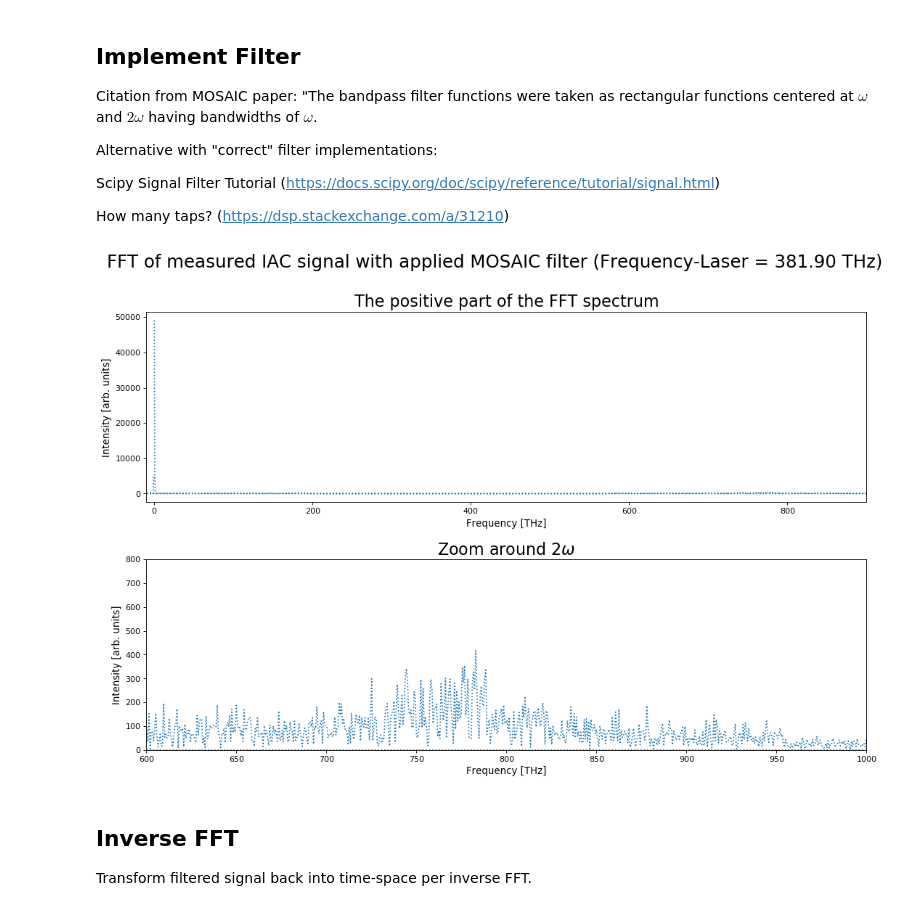
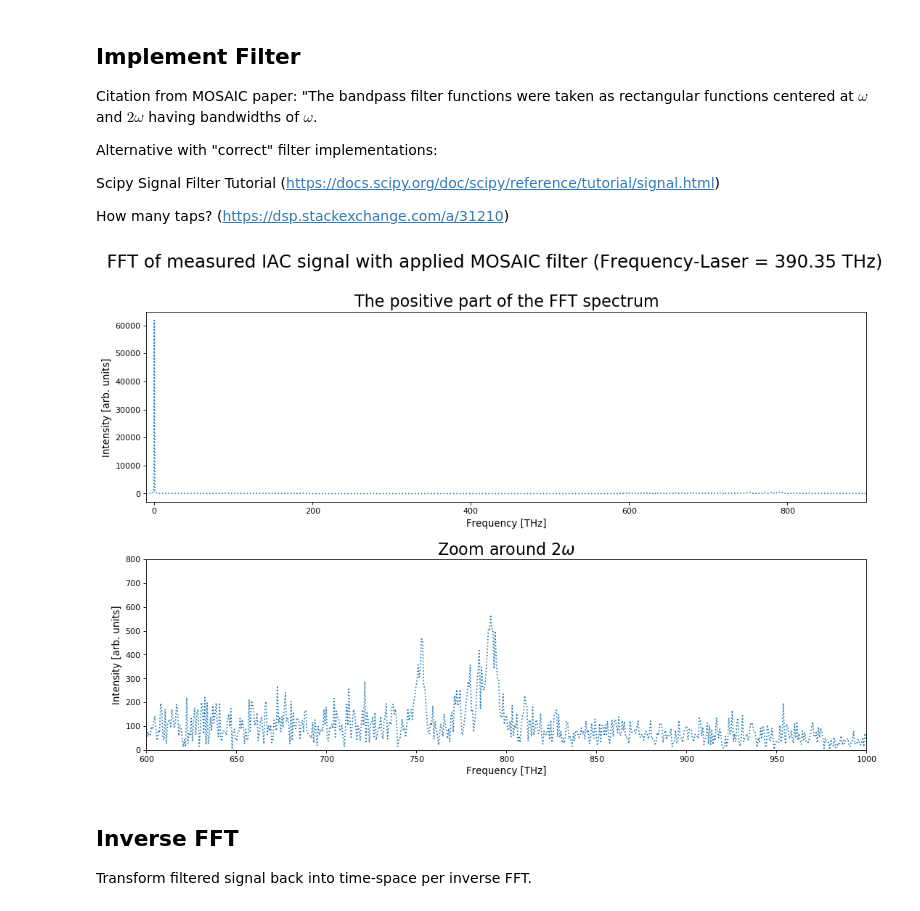
Before and after one commit to JKU-HFP/Chirp-Diagnostic, a Jupyter notebook: Apply_MOSAIC_on_Measured_Signal.ipynb, the cells around one changed output. Drawn from its saved outputs; the diff is of its cells as text; code cells hidden in the pictures.

```diff
--- a/Apply_MOSAIC_on_Measured_Signal.ipynb
+++ b/Apply_MOSAIC_on_Measured_Signal.ipynb
@@ -17,7 +20,7 @@ from scipy import signal
 # %% [markdown]
 Laser Wavelength in nm (Laser Frequency will be in THz therefore * $10^{-3})
 # %%
-wavelength_laser = 785
+wavelength_laser = 768
 frequency_laser = constants.c / wavelength_laser * 10**(-3)
 # %%
 print("Frequenzy-Laser: %.02f THz" % frequency_laser)
@@ -26,5 +29,5 @@ Frequenzy-Laser: 381.90 THz
 # %%
-path = r"../../Data/Autocorrelator/2018-11-06_15-30_ACF_gauss_FWHM_538fs_785nm_1.5ps.txt"
+path = r"../../Data/Autocorrelator/" + "2018-12-04_10-08_ACF_Laser_pulse_expander_FWHM_360fs_768nm_1.5ps" + ".txt"
 # %%
 data = np.loadtxt(path)
 # %%
@@ -83,10 +86,11 @@ Transform interpolated signal into frequency-space per FFT.
 data_fft = fftpack.fft(data_linear_interp)
 
 # And the power (filtered_data_fft is of complex dtype)
-data_power = np.abs(data_fft)
+data_power_shifted = np.fft.fftshift(np.abs(data_fft))
 
 # The corresponding frequencies
 sample_freq = fftpack.fftfreq(data_linear_interp.size, d=time_step)
+sample_freq_shifted = np.fft.fftshift(sample_freq)
 # %%
 # Plot the FFT power
 plt.figure(figsize=(16, 10), dpi=80)
@@ -125,38 +129,38 @@ How many taps? (https://dsp.stackexchange.com/a/31210)
 # %%
 filtered_data_fft = data_fft.copy()
 
-for i in range(data_power.size):
+for i in range(data_fft.size):
     if frequency_laser * 0.5 < abs(sample_freq[i]) < frequency_laser * 1.5:
         filtered_data_fft[i] = 0
     if frequency_laser * 1.5 < abs(sample_freq[i]) < frequency_laser * 2.5:
         filtered_data_fft[i] = data_fft[i] * 2
 # %%
 # And the power (filtered_data_fft is of complex dtype)
-data_power_2 = np.abs(filtered_data_fft)
+data_power_2_shifted = np.fft.fftshift(np.abs(filtered_data_fft))
 
 # Plot the FFT power
 plt.figure(figsize=(16, 10), dpi=80)
 plt.subplots_adjust(hspace = 0.3)
 plt.suptitle('FFT of measured IAC signal with applied MOSAIC filter (Frequency-Laser = %.02f THz)' % frequency_laser, fontsize = 22)
 
 plt.subplot(211)
 plt.title("The positive part of the FFT spectrum", fontsize = 20)
 plt.xlabel('Frequency [THz]', fontsize = 12)
 plt.ylabel('Intensity [arb. units]', fontsize = 12)
 plt.xlim(-10, 900)
-plt.plot(sample_freq, data_power_2, ":")
+plt.plot(sample_freq_shifted, data_power_2_shifted, ":")
 
 plt.subplot(212)
 plt.title(r"Zoom around $2\omega$", fontsize = 20)
 plt.xlabel('Frequency [THz]', fontsize = 12)
 plt.ylabel('Intensity [arb. units]', fontsize = 12)
 plt.xlim(600, 1000)
 plt.ylim(0, 800)
-plt.plot(sample_freq, data_power_2, ":")
+plt.plot(sample_freq_shifted, data_power_2_shifted, ":")
 
 plt.show()
 # %% [output]
-[figure, old version]
+[figure, new version]
 # %% [markdown]
 ## Inverse FFT
 Transform filtered signal back into time-space per inverse FFT.
```
Also changed, not shown: parts of 10 cells of this notebook, 3 other files.
